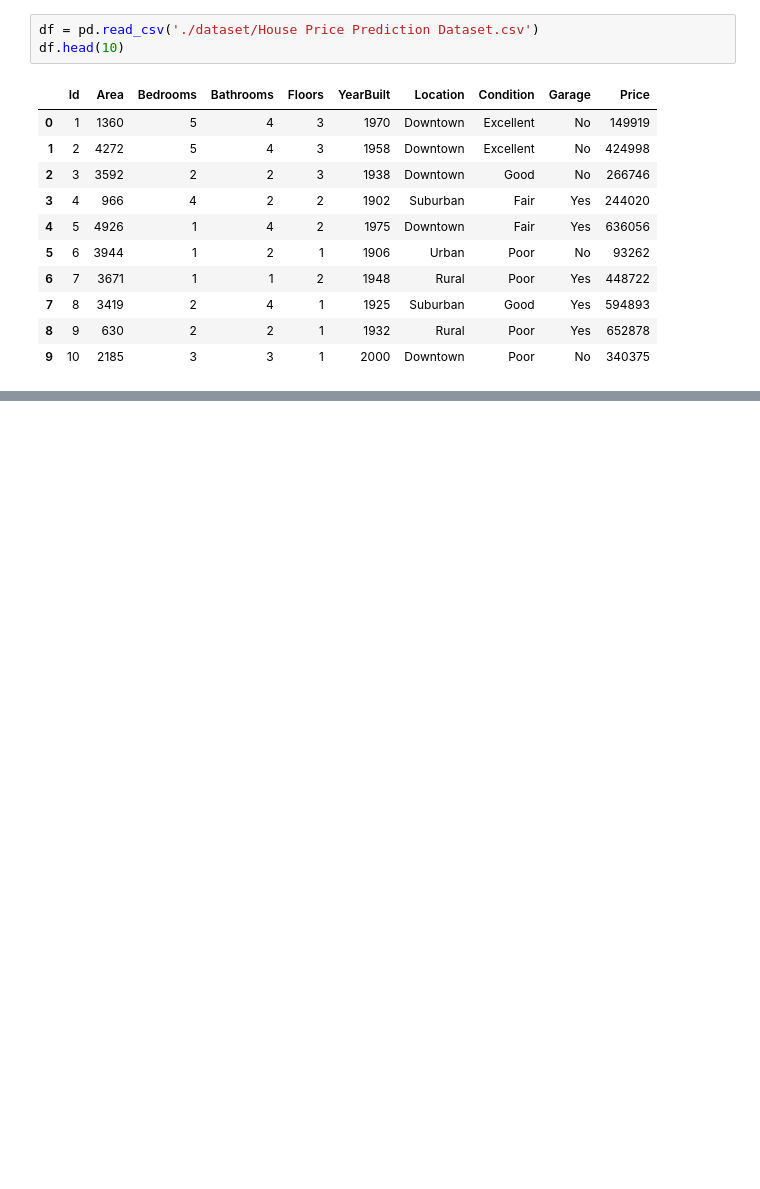
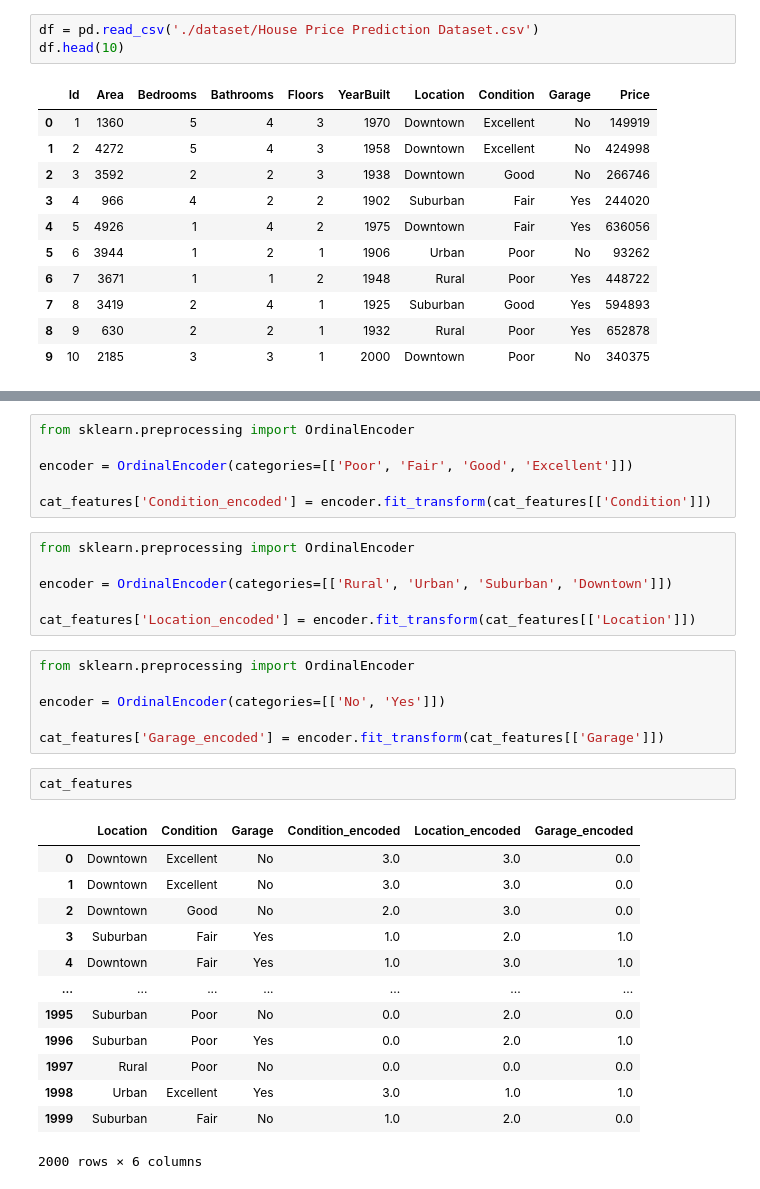
Before and after one commit to NurulAis/house-price, a Jupyter notebook: notebook.ipynb, the cells around one changed output, grey strips where cells are left out. Drawn from its saved outputs; the diff is of its cells as text; blank space fills up the shorter version.

Commit message:
cleaning and preprocessing

```diff
--- a/notebook.ipynb
+++ b/notebook.ipynb
@@ -24,0 +135,34 @@ df.head(10)
+# %%
+from sklearn.preprocessing import OrdinalEncoder
+
+encoder = OrdinalEncoder(categories=[['Poor', 'Fair', 'Good', 'Excellent']])
+
+cat_features['Condition_encoded'] = encoder.fit_transform(cat_features[['Condition']])
+# %%
+from sklearn.preprocessing import OrdinalEncoder
+
+encoder = OrdinalEncoder(categories=[['Rural', 'Urban', 'Suburban', 'Downtown']])
+
+cat_features['Location_encoded'] = encoder.fit_transform(cat_features[['Location']])
+# %%
+from sklearn.preprocessing import OrdinalEncoder
+
+encoder = OrdinalEncoder(categories=[['No', 'Yes']])
+
+cat_features['Garage_encoded'] = encoder.fit_transform(cat_features[['Garage']])
+# %%
+cat_features
+# %% [output]
+|  | Location | Condition | Garage | Condition_encoded | Location_encoded | Garage_encoded |
+| 0 | Downtown | Excellent | No | 3.0 | 3.0 | 0.0 |
+| 1 | Downtown | Excellent | No | 3.0 | 3.0 | 0.0 |
+| 2 | Downtown | Good | No | 2.0 | 3.0 | 0.0 |
+| 3 | Suburban | Fair | Yes | 1.0 | 2.0 | 1.0 |
+| 4 | Downtown | Fair | Yes | 1.0 | 3.0 | 1.0 |
+| ... | ... | ... | ... | ... | ... | ... |
+| 1995 | Suburban | Poor | No | 0.0 | 2.0 | 0.0 |
+| 1996 | Suburban | Poor | Yes | 0.0 | 2.0 | 1.0 |
+| 1997 | Rural | Poor | No | 0.0 | 0.0 | 0.0 |
+| 1998 | Urban | Excellent | Yes | 3.0 | 1.0 | 1.0 |
+| 1999 | Suburban | Fair | No | 1.0 | 2.0 | 0.0 |
+2000 rows × 6 columns
```
Also changed, not shown: parts of 18 cells of this notebook.
